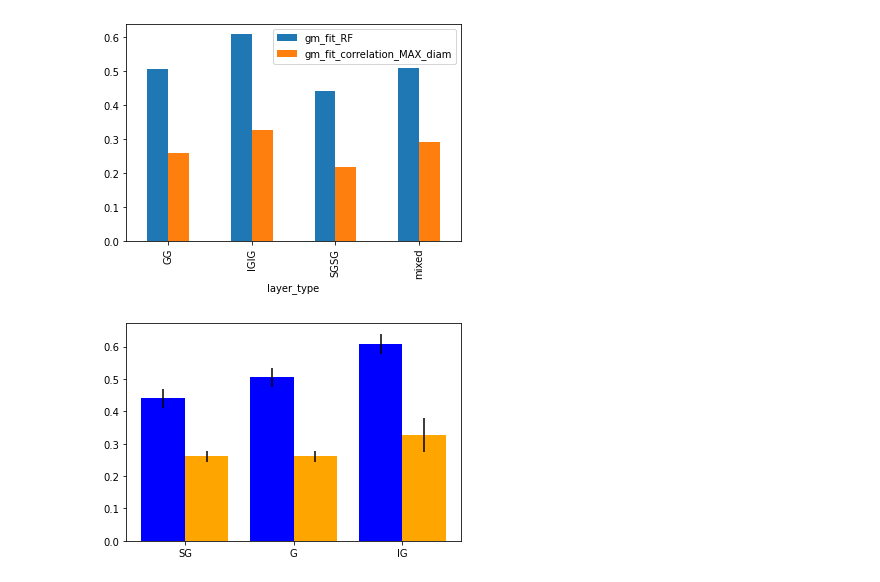
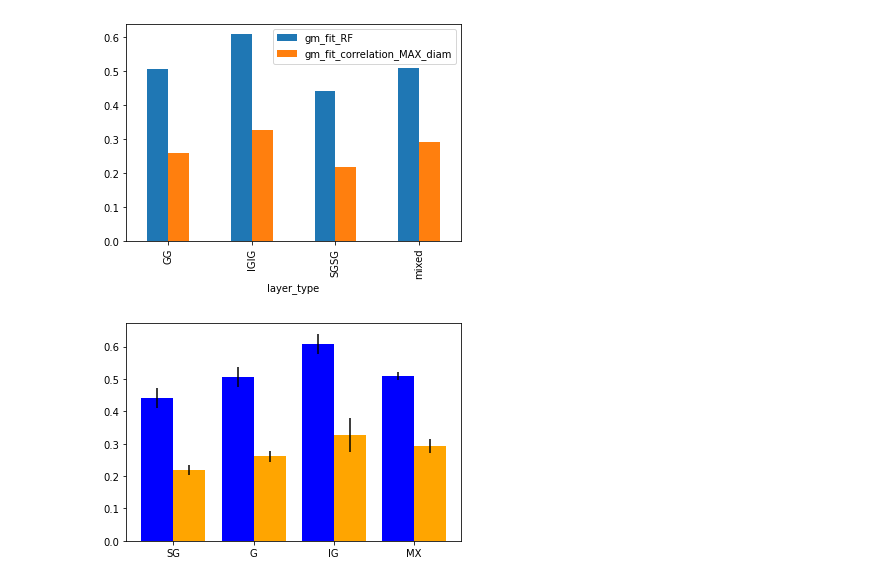
Before and after one commit to nurminenlab/variability-sizetuning-analysis, a Jupyter notebook: notebooks/correlation-notebook-2022-01-20.ipynb, the cells around one changed output. Cells and saved outputs as stored; diff of their text form; code cells hidden in the pictures.

Commit message:
added median tests for correlation MAX diam vs RF diam

```diff
--- a/notebooks/correlation-notebook-2022-01-20.ipynb
+++ b/notebooks/correlation-notebook-2022-01-20.ipynb
@@ -467,10 +499,13 @@ RF_median_boot_G = np.nan * np.ones(n_boots)
 C_median_boot_G = np.nan * np.ones(n_boots)
 RF_median_boot_IG = np.nan * np.ones(n_boots)
 C_median_boot_IG = np.nan * np.ones(n_boots)
+RF_median_boot_MX = np.nan * np.ones(n_boots)
+C_median_boot_MX = np.nan * np.ones(n_boots)
 
 SG = params_df.query('layer_type == "SGSG"')
 G = params_df.query('layer_type == "GG"')
 IG = params_df.query('layer_type == "IGIG"')
+MX = params_df.query('layer_type == "mixed"')
 
 for i in range(n_boots):
     idx = np.random.randint(0,len(SG),len(SG))
@@ -482,3 +517,6 @@ for i in range(n_boots):
     idx = np.random.randint(0,len(IG),len(IG))
     RF_median_boot_IG[i] = IG.iloc[idx]['gm_fit_RF'].median()
     C_median_boot_IG[i]  = IG.iloc[idx]['gm_fit_correlation_MAX_diam'].median()
+    idx = np.random.randint(0,len(MX),len(MX))
+    RF_median_boot_MX[i] = MX.iloc[idx]['gm_fit_RF'].median()
+    C_median_boot_MX[i]  = MX.iloc[idx]['gm_fit_correlation_MAX_diam'].median()
@@ -485,10 +556,11 @@ for i in range(n_boots):
 # %%
 ax = plt.subplot(1,1,1)
-ax.bar([0.75,1.25],[SG['gm_fit_RF'].median(),G['gm_fit_correlation_MAX_diam'].median()],yerr=[np.nanstd(RF_median_boot_SG),np.nanstd(C_median_boot_SG)],color=['blue','orange'],ecolor='k',width=0.5,align='center')
+ax.bar([0.75,1.25],[SG['gm_fit_RF'].median(),SG['gm_fit_correlation_MAX_diam'].median()],yerr=[np.nanstd(RF_median_boot_SG),np.nanstd(C_median_boot_SG)],color=['blue','orange'],ecolor='k',width=0.5,align='center')
 ax.bar(np.array([1.75,2.25])+0.25,[G['gm_fit_RF'].median(),G['gm_fit_correlation_MAX_diam'].median()],yerr=[np.nanstd(RF_median_boot_SG),np.nanstd(C_median_boot_SG)],color=['blue','orange'],ecolor='k',width=0.5,align='center')
 ax.bar(np.array([2.75,3.25])+2*0.25,[IG['gm_fit_RF'].median(),IG['gm_fit_correlation_MAX_diam'].median()],yerr=[np.nanstd(RF_median_boot_IG),np.nanstd(C_median_boot_IG)],color=['blue','orange'],ecolor='k',width=0.5,align='center')
-ax.set_xticks([1,2.25,3.5])
-ax.set_xticklabels(['SG','G','IG'])
+ax.bar(np.array([3.75,4.25])+3*0.25,[MX['gm_fit_RF'].median(),MX['gm_fit_correlation_MAX_diam'].median()],yerr=[np.nanstd(RF_median_boot_MX),np.nanstd(C_median_boot_MX)],color=['blue','orange'],ecolor='k',width=0.5,align='center')
+ax.set_xticks([1,2.25,3.5,4.75])
+ax.set_xticklabels(['SG','G','IG','MX'])
 plt.savefig(FIG_dir + 'F5Q-correlation-MAX-diam-VS-RF.svg')
 # %% [output]
-[figure, old version]
+[figure, new version]
```
Also changed, not shown: parts of 15 cells of this notebook, 1 other file.
